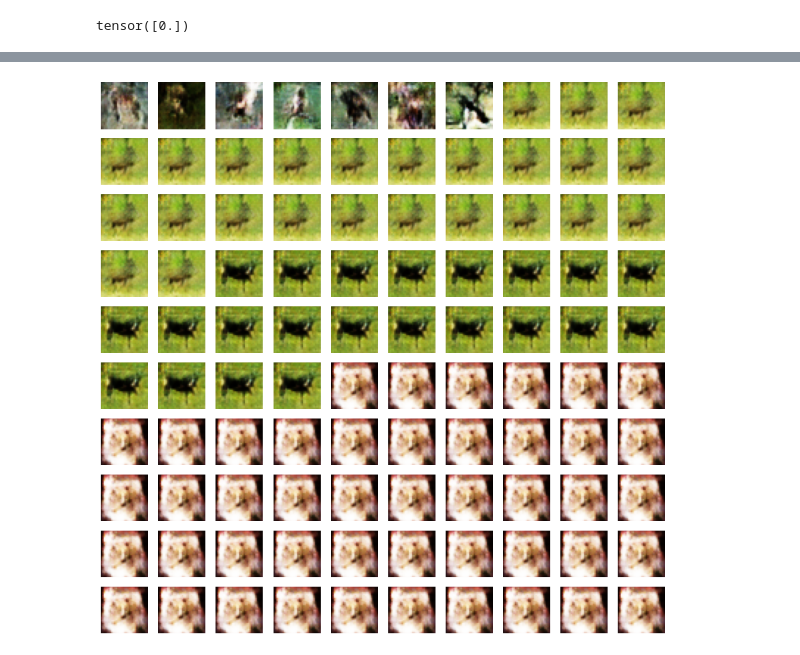
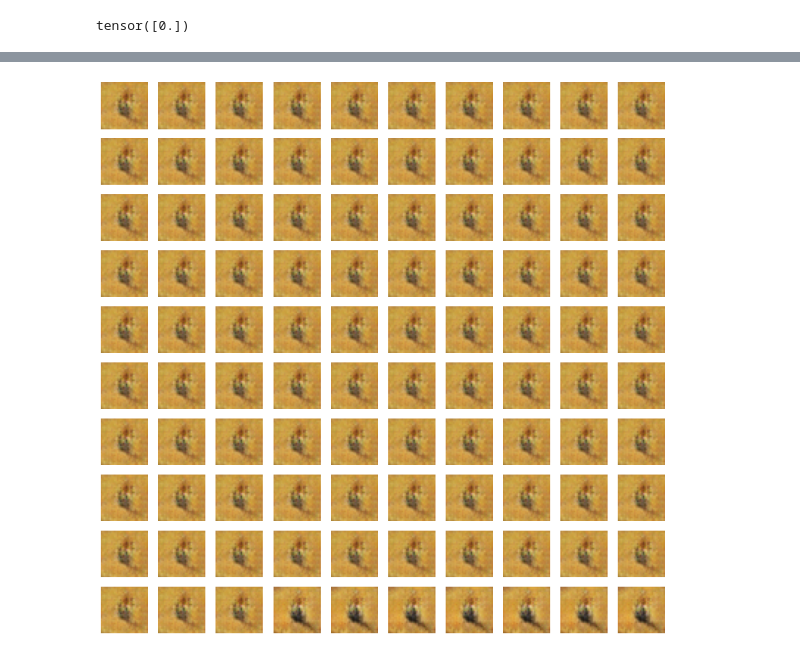
Before and after one commit to svsamsonov/ex2mcmc_new, a Jupyter notebook: cifar10_experiments/Flex2MCMC_adaptive_gans.ipynb, the cells around one changed output, grey strips where cells are left out. Saved outputs shown, nothing was run; the diff lists cells and outputs as text; code cells hidden in the pictures.

```diff
--- a/cifar10_experiments/Flex2MCMC_adaptive_gans.ipynb
+++ b/cifar10_experiments/Flex2MCMC_adaptive_gans.ipynb
@@ -57,7 +57,7 @@ gen_cifar10.eval()
 discr_cifar10.eval();
 # %%
 def get_energy_wgan(z):
-    return (-0.1*discr_cifar10(gen_cifar10(z)).squeeze() - prior_cifar10.log_prob(z).squeeze())
+    return (-discr_cifar10(gen_cifar10(z)).squeeze() - prior_cifar10.log_prob(z).squeeze())
 
 def log_target_dens(x):
     """
@@ -183,21 +185,26 @@ mcmc.verbose = verbose
 # %%
 #sample from a normalizing flow
-n_steps_flex2 = 100
-pyro.set_rng_seed(42)
-start = proposal.sample((1,))
-mcmc.N = 10
-mcmc.mala_steps = 1
-mcmc.grad_step = 1e-4
-# s = time.time()
-out = mcmc(start, target, proposal, n_steps = n_steps_flex2)
-print(out[1])
-if isinstance(out, tuple):
-    sample = out[0]
-else:
-    sample = out
-sample = np.array(
-    [_.detach().numpy() for _ in sample],
-).reshape(-1, 1, lat_size)
+n_steps_flex2 = 500
+N_traj = 1
+mcmc.N = 5
+mcmc.mala_steps = 0
+mcmc.grad_step = 1e-6
+all_res = []
+for i in range(N_traj):
+    pyro.set_rng_seed(42+i)
+    start = proposal.sample((1,))
+    # s = time.time()
+    out = mcmc(start, target, proposal, n_steps = n_steps_flex2)
+    print(out[1])
+    if isinstance(out, tuple):
+        sample = out[0]
+    else:
+        sample = out
+    sample = np.array(
+        [_.detach().numpy() for _ in sample],
+    ).reshape(-1, 1, lat_size)
+    all_res.append(copy.deepcopy(sample))
+all_res = np.asarray(all_res)
 #sample_flex2_new = sample
 #resample with 0 mala steps
 #mcmc.mala_steps = 50
@@ -306,15 +313,15 @@ plt.show()
 # %%
 plt.figure(figsize=(15, 15))
 ind = 0
 sampled = gen_cifar10(torch.FloatTensor(sample[:,0,:]))
 for i in range(100):
     plt.subplot(10, 10, i + 1)
-    img = sampled[i].detach().cpu().numpy()
+    img = sampled[100+i].detach().cpu().numpy()
     img = (img + 1) / 2
 
     plt.axis('off')
     plt.imshow(img.transpose((1, 2, 0)))
 
 plt.savefig("flex_samples_1_traj_mala.pdf")
 # %% [output]
-[figure, old version]
+[figure, new version]
```
Also changed, not shown: parts of 7 cells of this notebook, 5 other files.
